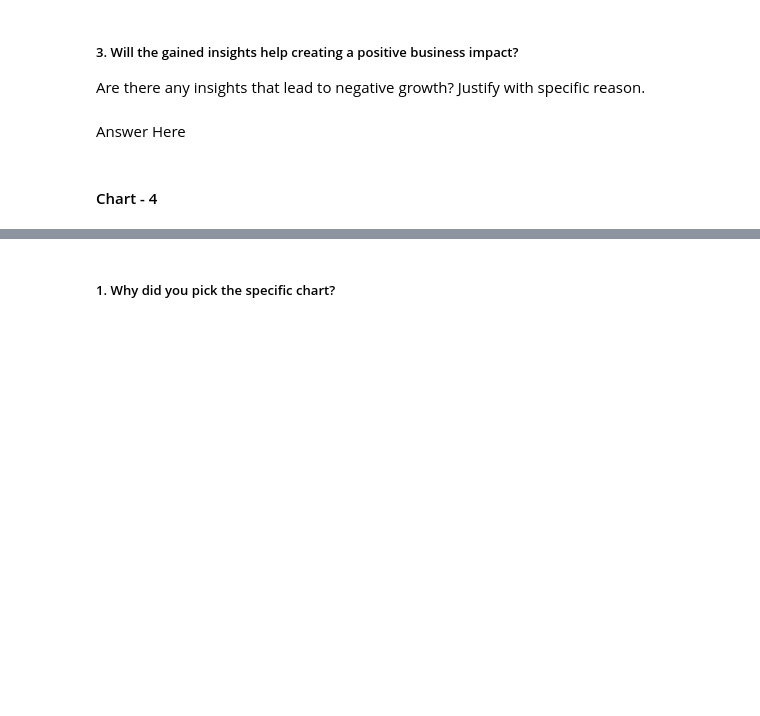
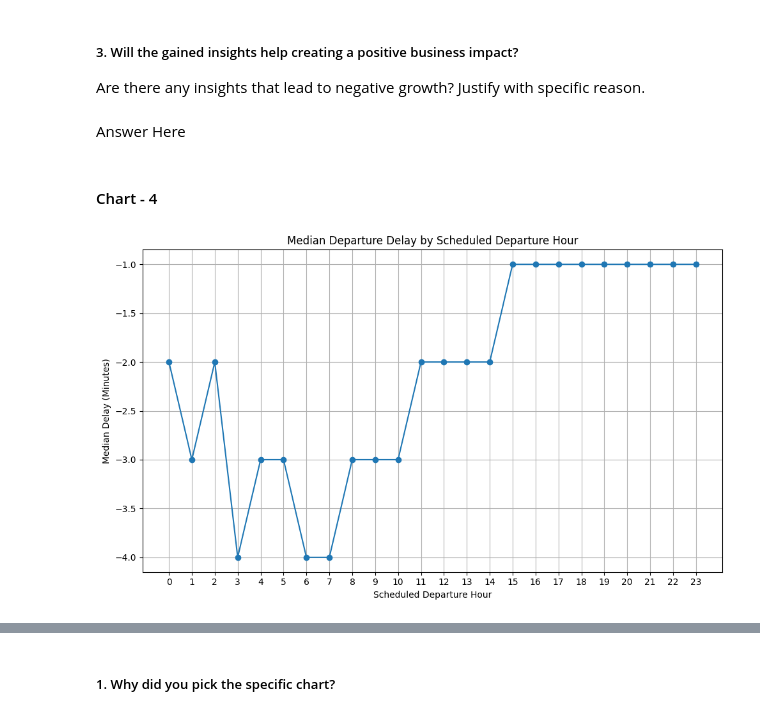
Before and after one commit to sanyam092006/ml_new, a Jupyter notebook: Sample_EDA_Submission_Template.ipynb, the cells around one changed output, grey strips where cells are left out. Saved outputs shown, nothing was run; the diff lists cells and outputs as text; code cells hidden in the pictures; blank space fills up the shorter version.

```diff
--- a/Sample_EDA_Submission_Template.ipynb
+++ b/Sample_EDA_Submission_Template.ipynb
@@ -400,0 +398,27 @@ Answer Here
+# %%
+import matplotlib.pyplot as plt
+
+# Extract scheduled departure hour
+df['DEP_HOUR'] = df['CRS_DEP_TIME'] // 100
+
+# Median departure delay by hour
+hourly_delay_median = (
+    df[df['CANCELLED'] == 0]
+    .groupby('DEP_HOUR')['DEP_DELAY']
+    .median()
+)
+
+# Plot
+plt.figure(figsize=(10,6))
+hourly_delay_median.plot(kind='line', marker='o')
+
+plt.title('Median Departure Delay by Scheduled Departure Hour')
+plt.xlabel('Scheduled Departure Hour')
+plt.ylabel('Median Delay (Minutes)')
+plt.xticks(range(24))
+plt.grid(True)
+
+plt.tight_layout()
+plt.show()
+# %% [output]
+[figure, added]
```
Also changed, not shown: parts of 8 cells of this notebook.
